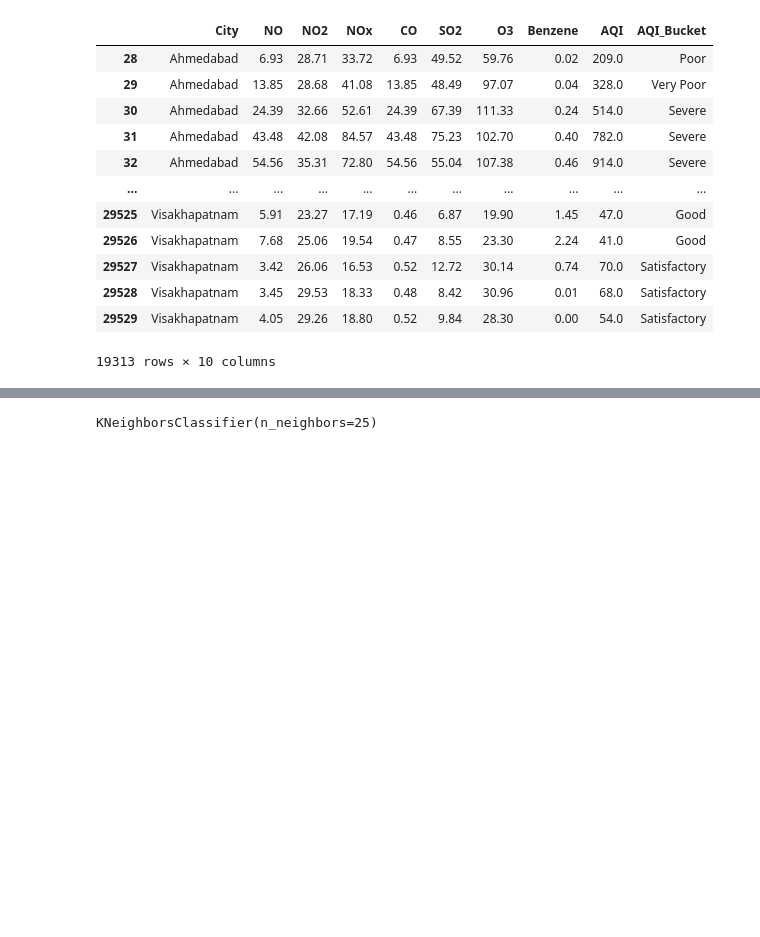
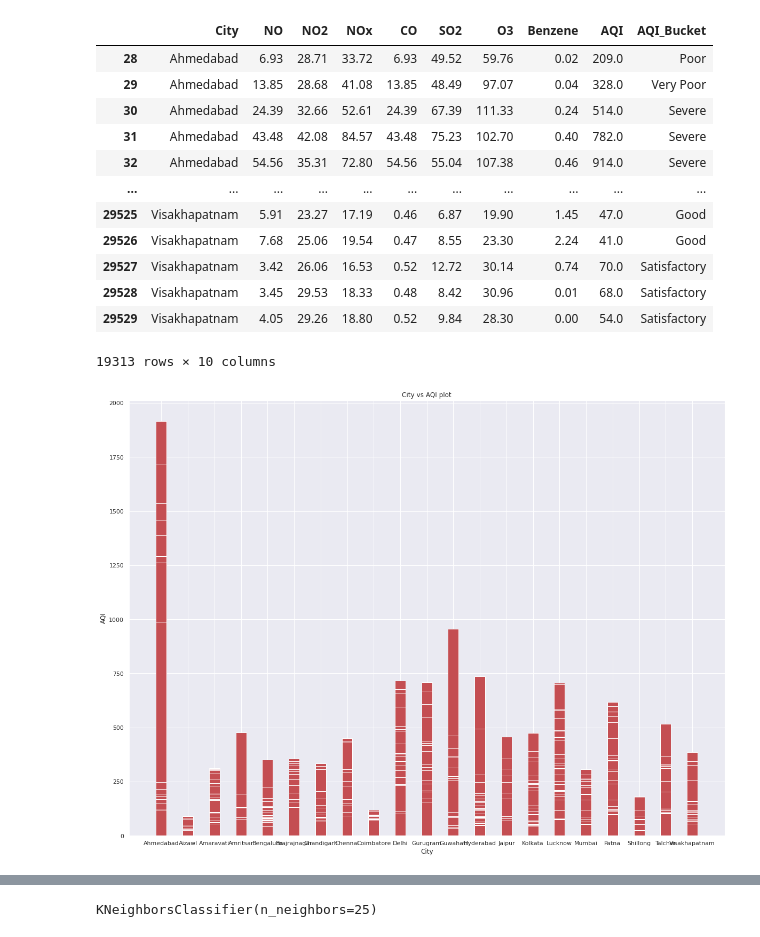
Before and after one commit to Alfahad12/Air-Quality-Index-Bucket-Prediction, a Jupyter notebook: proj_Final.ipynb, the cells around one changed output, grey strips where cells are left out. Cells and saved outputs as stored; diff of their text form; code cells hidden in the pictures; blank space fills up the shorter version.

```diff
--- a/proj_Final.ipynb
+++ b/proj_Final.ipynb
@@ -192,3 +192,14 @@ df
 | 29528 | Visakhapatnam | 3.45 | 29.53 | 18.33 | 0.48 | 8.42 | 30.96 | 0.01 | 68.0 | Satisfactory |
 | 29529 | Visakhapatnam | 4.05 | 29.26 | 18.80 | 0.52 | 9.84 | 28.30 | 0.00 | 54.0 | Satisfactory |
 19313 rows × 10 columns
+# %%
+fig = plt.figure(figsize = (20, 15))
+
+plt.bar(df['City'],df['AQI'],color='R',width=0.4)
+
+plt.xlabel("City")
+plt.ylabel("AQI")
+plt.title("City vs AQI plot")
+plt.show()
+# %% [output]
+[figure, added]
```
Also changed, not shown: parts of 12 cells of this notebook.
